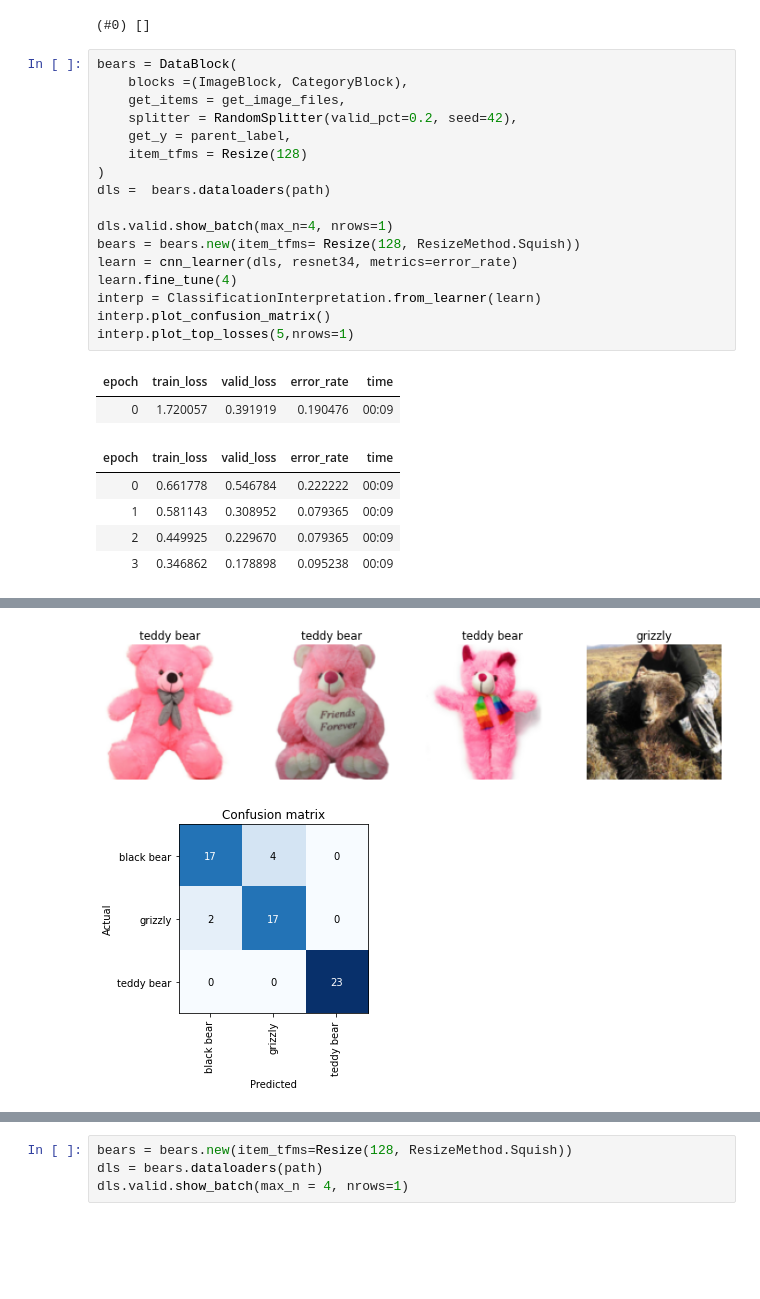
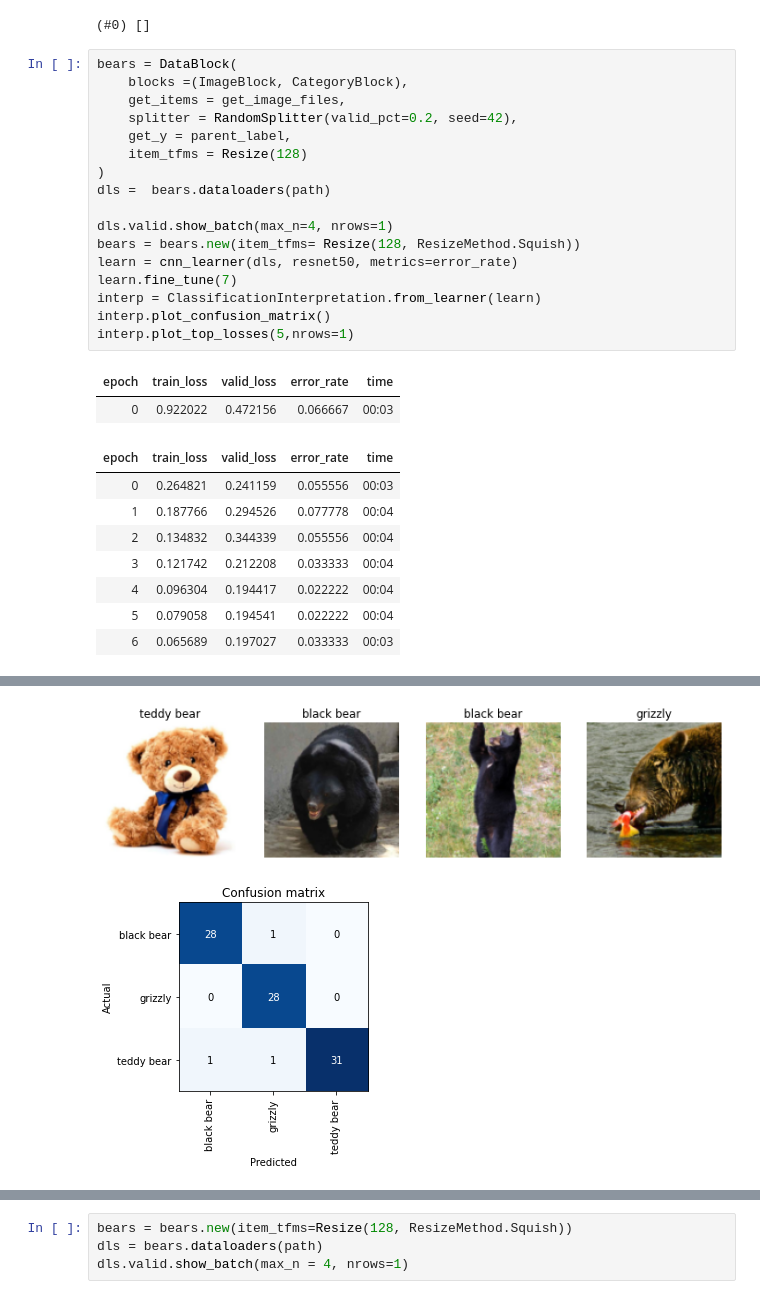
Before and after one commit to Reptilefury/coursera-machine-learning, a Jupyter notebook: FastAi.ipynb, the cells around one changed output, grey strips where cells are left out. Drawn from its saved outputs; the diff is of its cells as text; blank space fills up the shorter version.

```diff
--- a/FastAi.ipynb
+++ b/FastAi.ipynb
@@ -211,28 +199,31 @@ failed
 # %%
 bears = DataBlock(
     blocks =(ImageBlock, CategoryBlock),
     get_items = get_image_files,
     splitter = RandomSplitter(valid_pct=0.2, seed=42),
     get_y = parent_label,
     item_tfms = Resize(128)
 )
 dls =  bears.dataloaders(path)
 
 dls.valid.show_batch(max_n=4, nrows=1)
 bears = bears.new(item_tfms= Resize(128, ResizeMethod.Squish))
-learn = cnn_learner(dls, resnet34, metrics=error_rate)
-learn.fine_tune(4)
+learn = cnn_learner(dls, resnet50, metrics=error_rate)
+learn.fine_tune(7)
 interp = ClassificationInterpretation.from_learner(learn)
 interp.plot_confusion_matrix()
 interp.plot_top_losses(5,nrows=1)
 # %% [output]
 | epoch | train_loss | valid_loss | error_rate | time |
-| 0 | 1.720057 | 0.391919 | 0.190476 | 00:09 |
+| 0 | 0.922022 | 0.472156 | 0.066667 | 00:03 |
 | epoch | train_loss | valid_loss | error_rate | time |
-| 0 | 0.661778 | 0.546784 | 0.222222 | 00:09 |
-| 1 | 0.581143 | 0.308952 | 0.079365 | 00:09 |
-| 2 | 0.449925 | 0.229670 | 0.079365 | 00:09 |
-| 3 | 0.346862 | 0.178898 | 0.095238 | 00:09 |
+| 0 | 0.264821 | 0.241159 | 0.055556 | 00:03 |
+| 1 | 0.187766 | 0.294526 | 0.077778 | 00:04 |
+| 2 | 0.134832 | 0.344339 | 0.055556 | 00:04 |
+| 3 | 0.121742 | 0.212208 | 0.033333 | 00:04 |
+| 4 | 0.096304 | 0.194417 | 0.022222 | 00:04 |
+| 5 | 0.079058 | 0.194541 | 0.022222 | 00:04 |
+| 6 | 0.065689 | 0.197027 | 0.033333 | 00:03 |
 [interactive output not drawn]
-[figure, old version]
+[figure, new version]
-[figure, old version]
+[figure, new version]
```
Also changed, not shown: parts of 25 cells of this notebook.
